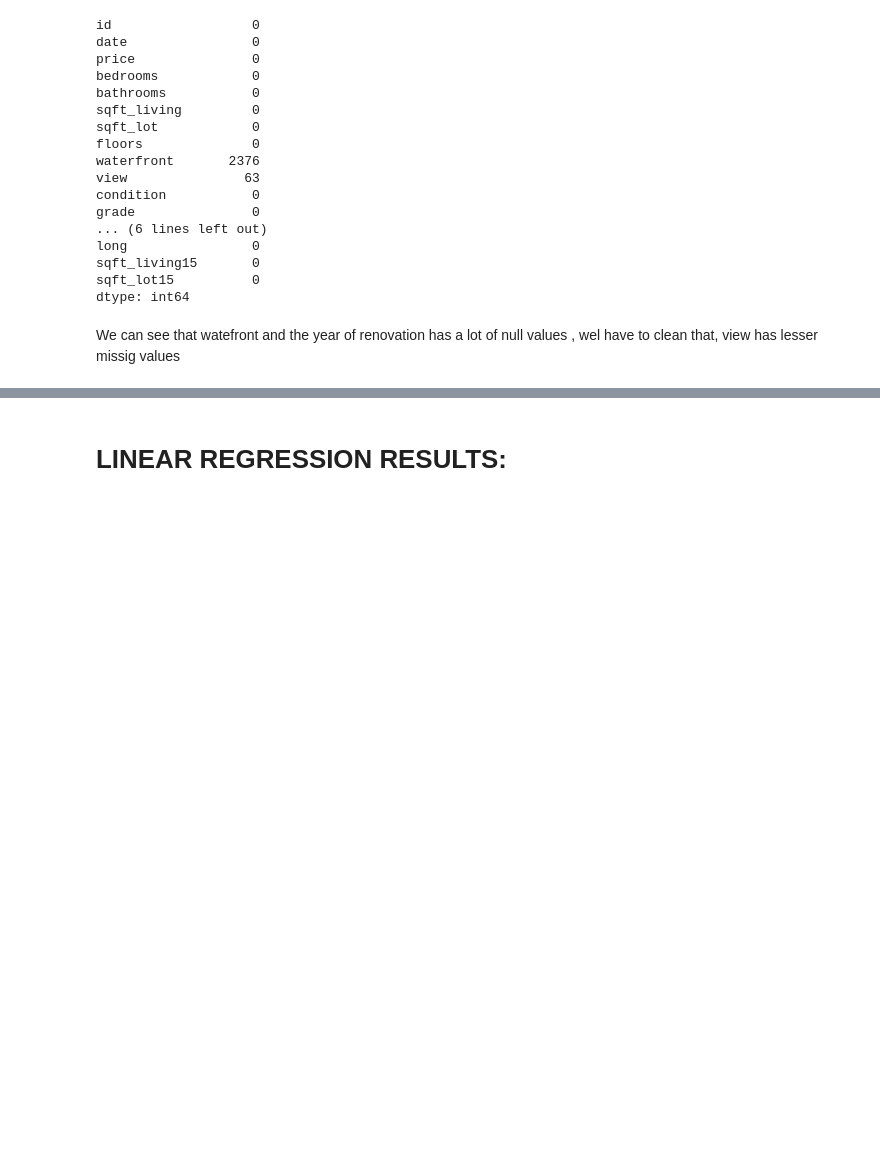
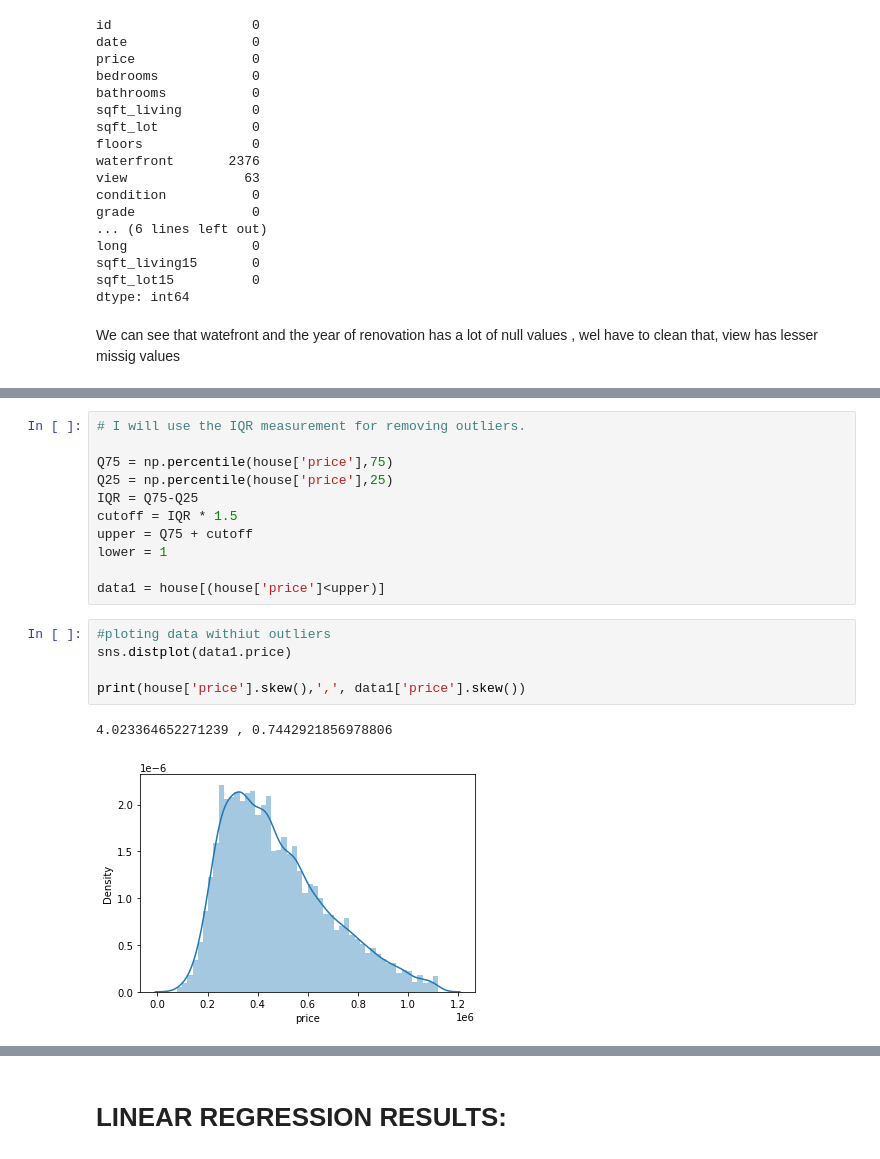
Before and after one commit to Kandy372/KingHouse_prediction-372, a Jupyter notebook: student.ipynb, the cells around one changed output, grey strips where cells are left out. Cells and saved outputs as stored; diff of their text form; blank space fills up the shorter version.

```diff
--- a/student.ipynb
+++ b/student.ipynb
@@ -135,0 +324,19 @@ After discussing the structure of the data and any problems that need to be clea
+# %%
+# I will use the IQR measurement for removing outliers.
+
+Q75 = np.percentile(house['price'],75)
+Q25 = np.percentile(house['price'],25)
+IQR = Q75-Q25
+cutoff = IQR * 1.5
+upper = Q75 + cutoff
+lower = 1
+
+data1 = house[(house['price']<upper)]
+# %%
+#ploting data withiut outliers
+sns.distplot(data1.price)
+
+print(house['price'].skew(),',', data1['price'].skew())
+# %% [output]
+4.023364652271239 , 0.7442921856978806
+[figure, added]
```
Also changed, not shown: parts of 75 cells of this notebook.
